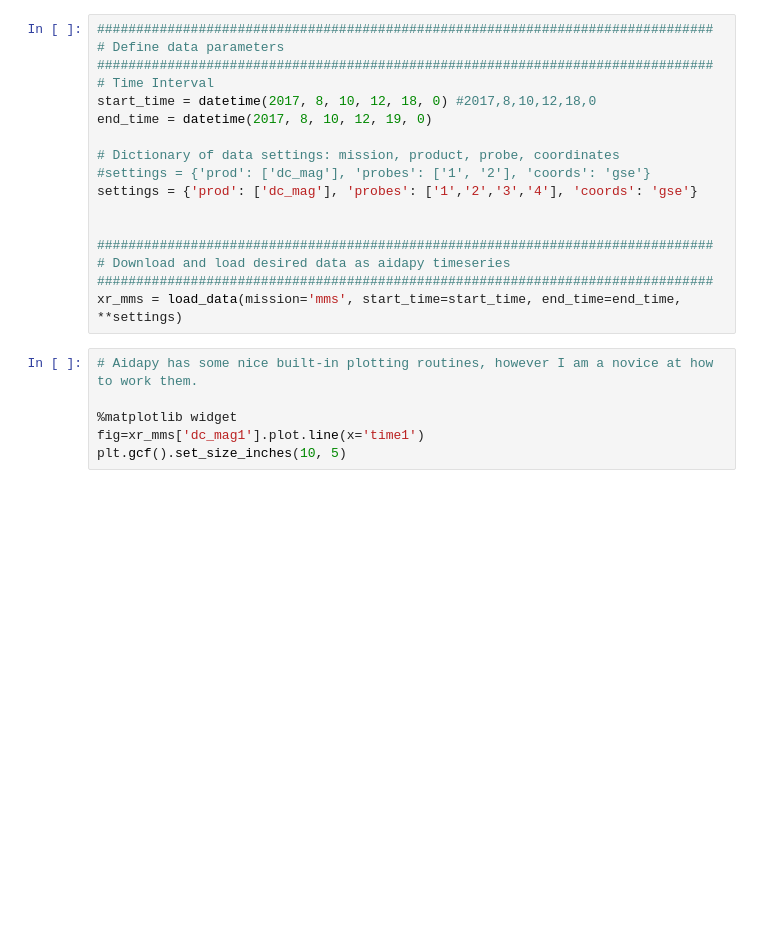
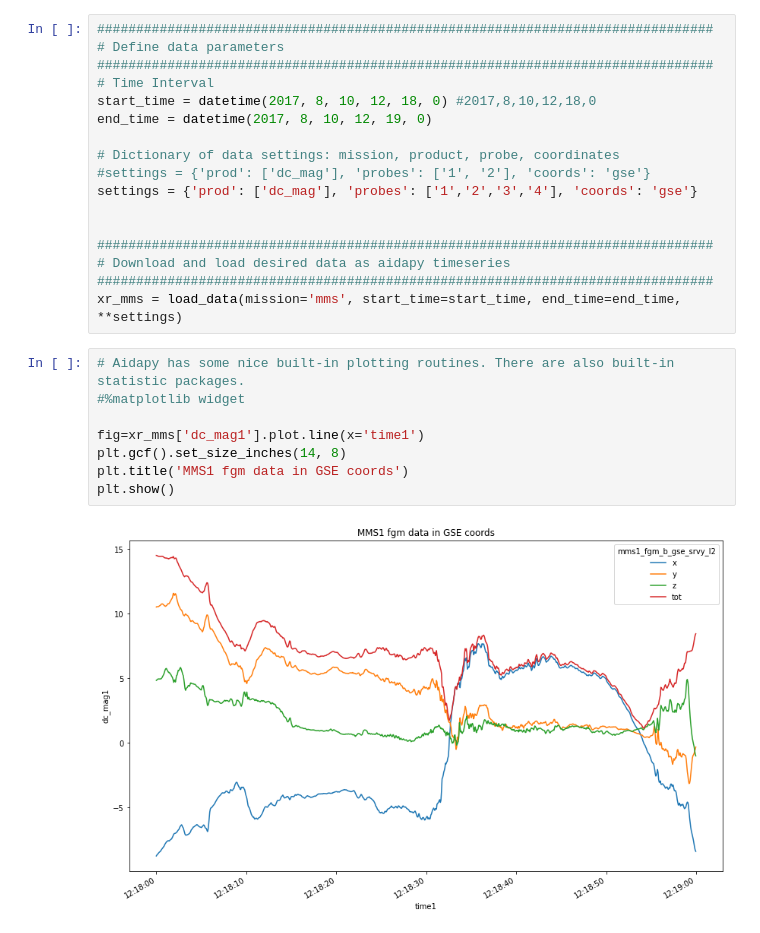
Before and after one commit to schroeder24/Python_primer_with_MMS, a Jupyter notebook: PythonMMStutorial.ipynb, the cells around one changed output. Drawn from its saved outputs; the diff is of its cells as text; blank space fills up the shorter version.

```diff
--- a/PythonMMStutorial.ipynb
+++ b/PythonMMStutorial.ipynb
@@ -137,11 +185,15 @@ settings = {'prod': ['dc_mag'], 'probes': ['1','2','3','4'], 'coords': 'gse'}
 ###############################################################################
 xr_mms = load_data(mission='mms', start_time=start_time, end_time=end_time, **settings)
 # %%
-# Aidapy has some nice built-in plotting routines, however I am a novice at how to work them.
+# Aidapy has some nice built-in plotting routines. There are also built-in statistic packages.
+#%matplotlib widget
 
-%matplotlib widget
 fig=xr_mms['dc_mag1'].plot.line(x='time1')
-plt.gcf().set_size_inches(10, 5)
+plt.gcf().set_size_inches(14, 8)
+plt.title('MMS1 fgm data in GSE coords')
+plt.show()
+# %% [output]
+[figure, added]
 # %%
 url_sdc = 'https://lasp.colorado.edu/mms/sdc/public/data/sdc/mms_orbit_plots/'
 url_sdc += 'mms_orbit_plot_{:4d}{:02d}{:02d}{:02d}0000.png'.format(start_time.year, start_time.month, start_time.day, start_time.hour)
```
Also changed, not shown: parts of 12 cells of this notebook.
